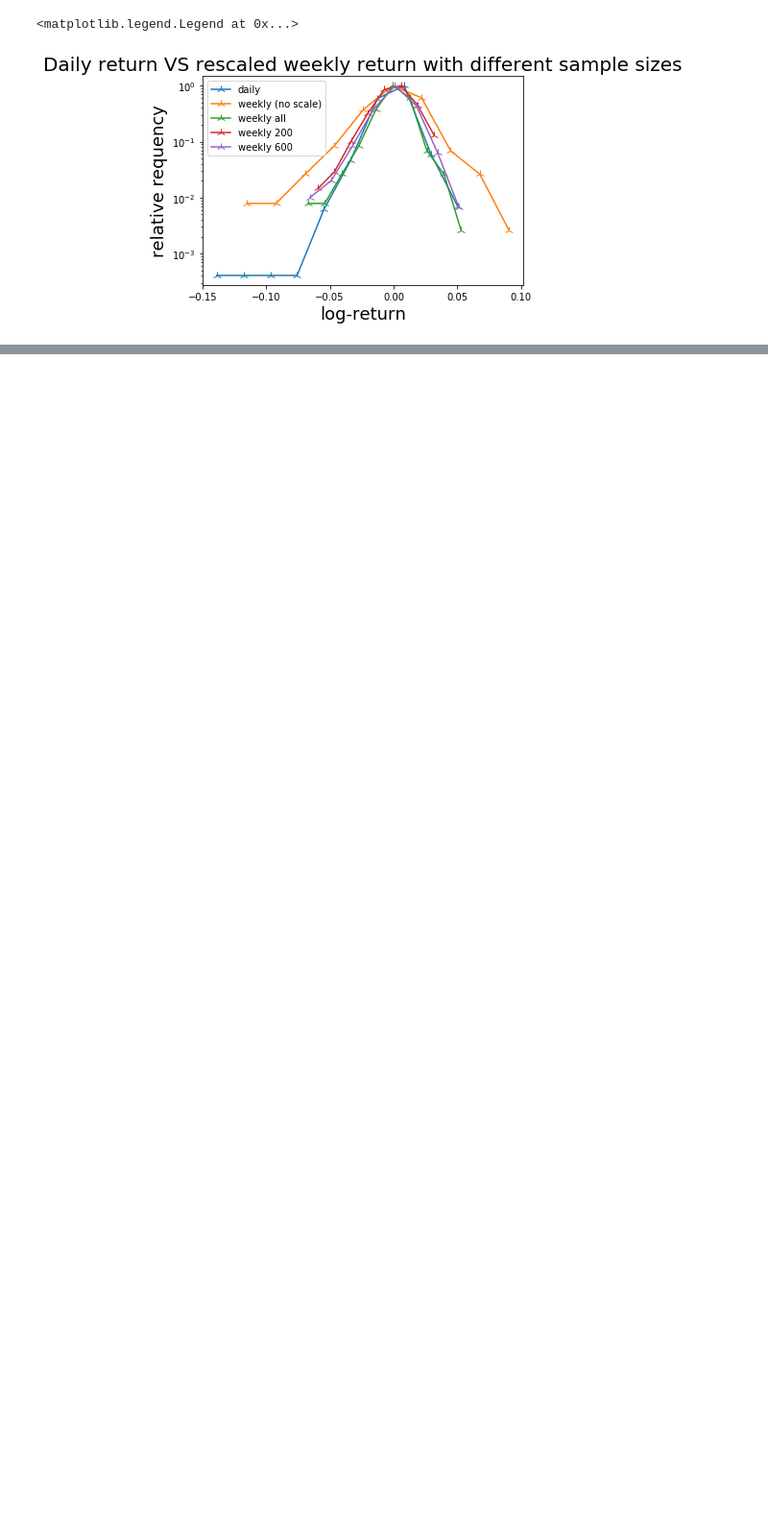
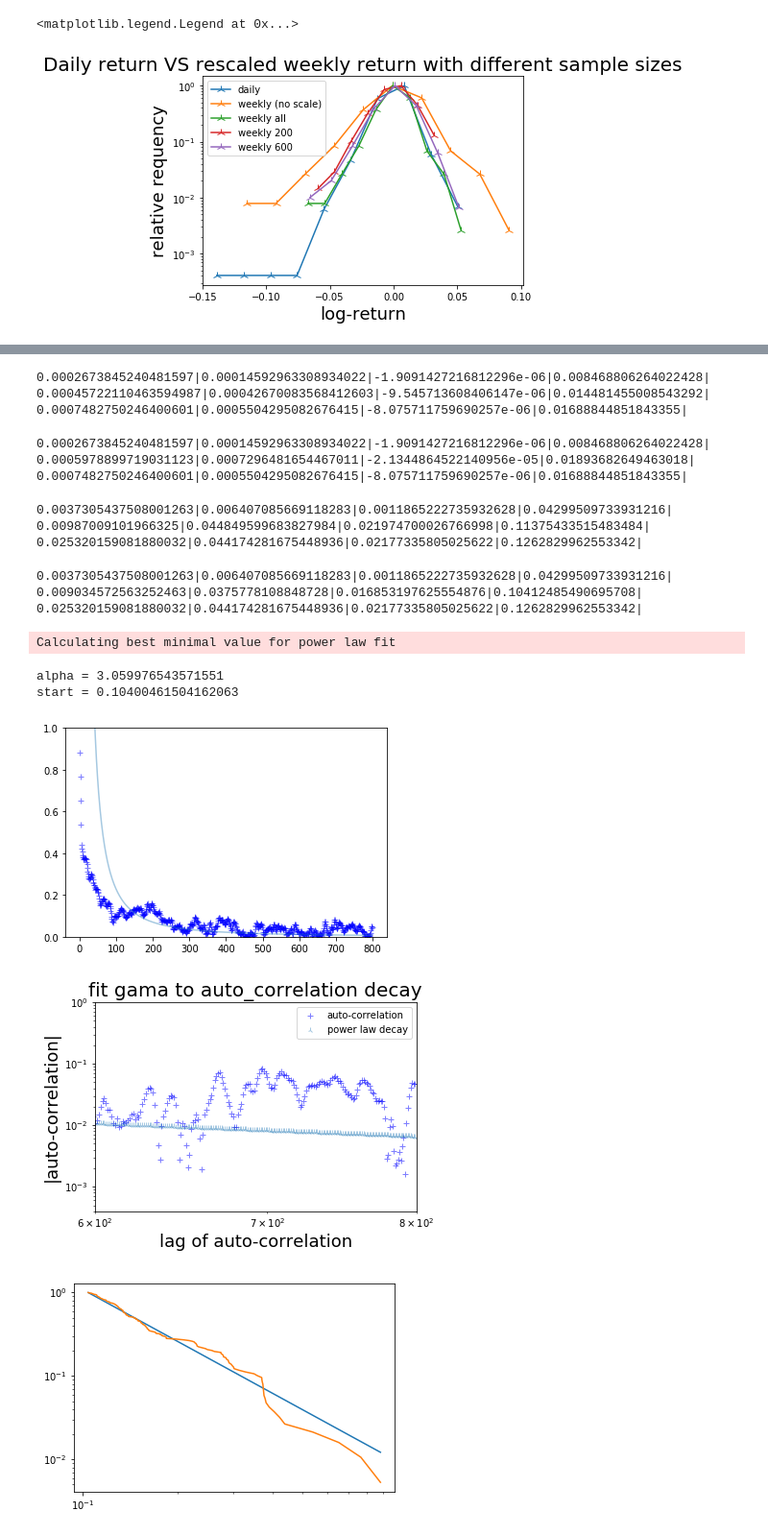
Before and after one commit to linsallyzhao/notebooks, a Jupyter notebook: FDS_assignment2/a_few_useful_functions.ipynb, the cells around one changed output, grey strips where cells are left out. Shown: that part at 96% size. Saved outputs shown, nothing was run; the diff lists cells and outputs as text; code cells hidden in the pictures; blank space fills up the shorter version.

```diff
--- a/FDS_assignment2/a_few_useful_functions.ipynb
+++ b/FDS_assignment2/a_few_useful_functions.ipynb
@@ -289,0 +506,14 @@ plt.legend(['daily', 'weekly', 'monthly'])
+# %%
+get_and_scale_moments(logR['price'], 5, 3)
+get_and_scale_moments(weeklyF, scale=False)
+# %% [output]
+0.0002673845240481597|0.00014592963308934022|-1.9091427216812296e-06|0.008468806264022428|
+0.00045722110463594987|0.00042670083568412603|-9.545713608406147e-06|0.014481455008543292|
+0.0007482750246400601|0.0005504295082676415|-8.075711759690257e-06|0.01688844851843355|
+# %%
+get_and_scale_moments(logR['price'], 5, 2)
+get_and_scale_moments(weeklyF, scale=False)
+# %% [output]
+0.0002673845240481597|0.00014592963308934022|-1.9091427216812296e-06|0.008468806264022428|
+0.0005978899719031123|0.0007296481654467011|-2.1344864522140956e-05|0.01893682649463018|
+0.0007482750246400601|0.0005504295082676415|-8.075711759690257e-06|0.01688844851843355|
@@ -289,0 +523,14 @@ plt.legend(['daily', 'weekly', 'monthly'])
+# %%
+get_and_scale_moments(logRR, 7, 2)
+get_and_scale_moments(weeklyR, scale=False)
+# %% [output]
+0.0037305437508001263|0.006407085669118283|0.0011865222735932628|0.04299509733931216|
+0.00987009101966325|0.044849599683827984|0.021974700026766998|0.11375433515483484|
+0.025320159081880032|0.044174281675448936|0.02177335805025622|0.1262829962553342|
+# %%
+get_and_scale_moments(logRR, 7, 2.2)
+get_and_scale_moments(weeklyR, scale=False)
+# %% [output]
+0.0037305437508001263|0.006407085669118283|0.0011865222735932628|0.04299509733931216|
+0.009034572563252463|0.0375778108848728|0.016853197625554876|0.10412485490695708|
+0.025320159081880032|0.044174281675448936|0.02177335805025622|0.1262829962553342|
@@ -289,0 +540,44 @@ plt.legend(['daily', 'weekly', 'monthly'])
+# %%
+def fit_gama_for_auto(data, gama, cons, adj_start):
+    max_lag = 800
+    autoLogR = abs(pd.Series([data.autocorr(lag=_) for _ in range(1,max_lag)]))
+    domain = np.asarray(range(1, max_lag)) * 1.0
+
+    auto_lag = pd.DataFrame()
+    auto_lag['auto'] = autoLogR
+    auto_lag['lag'] = domain
+    plt.plot(auto_lag['lag'], auto_lag['auto'], '+b', alpha = 0.5)
+    plt.plot(auto_lag['lag'], cons*auto_lag['lag']**(-gama), alpha=0.4)
+    plt.ylim([0, 1])
+
+    auto_lag.sort_values('auto', inplace=True)
+    plt.figure()
+    plt.loglog(auto_lag['lag'], auto_lag['auto'], '+b', alpha = 0.5)
+    plt.loglog(auto_lag['lag'], cons*auto_lag['lag']**(-gama), '2', alpha=0.4)
+
+    plt.title('fit gama to auto_correlation decay', fontsize=20)
+    plt.legend(['auto-correlation', 'power law decay'])
+    plt.ylim([0, 1])
+    plt.xlim([600, 800])
+
+    plt.xlabel('lag of auto-correlation', fontsize=18)
+    plt.ylabel('|auto-correlation|', fontsize=18)
+
+    fit = powerlaw.Fit(auto_lag['auto'])
+    alpha_expo = fit.power_law.alpha
+    print(f'alpha = {alpha_expo}')
+    start_x = fit.xmin
+    print(f'start = {start_x}')
+    fit.power_law.plot_ccdf()
+    fit.plot_ccdf()
+# %%
+#%matplotlib tk
+localVols = pd.Series(get_local_vol(logR['price'], 5))
+fit_gama_for_auto(localVols, 1.7, 570, 0)
+# %% [output]
+Calculating best minimal value for power law fit
+alpha = 3.059976543571551
+start = 0.10400461504162063
+[figure, added]
+[figure, added]
+[figure, added]
```
Also changed, not shown: parts of 48 cells of this notebook, 2 other files.
